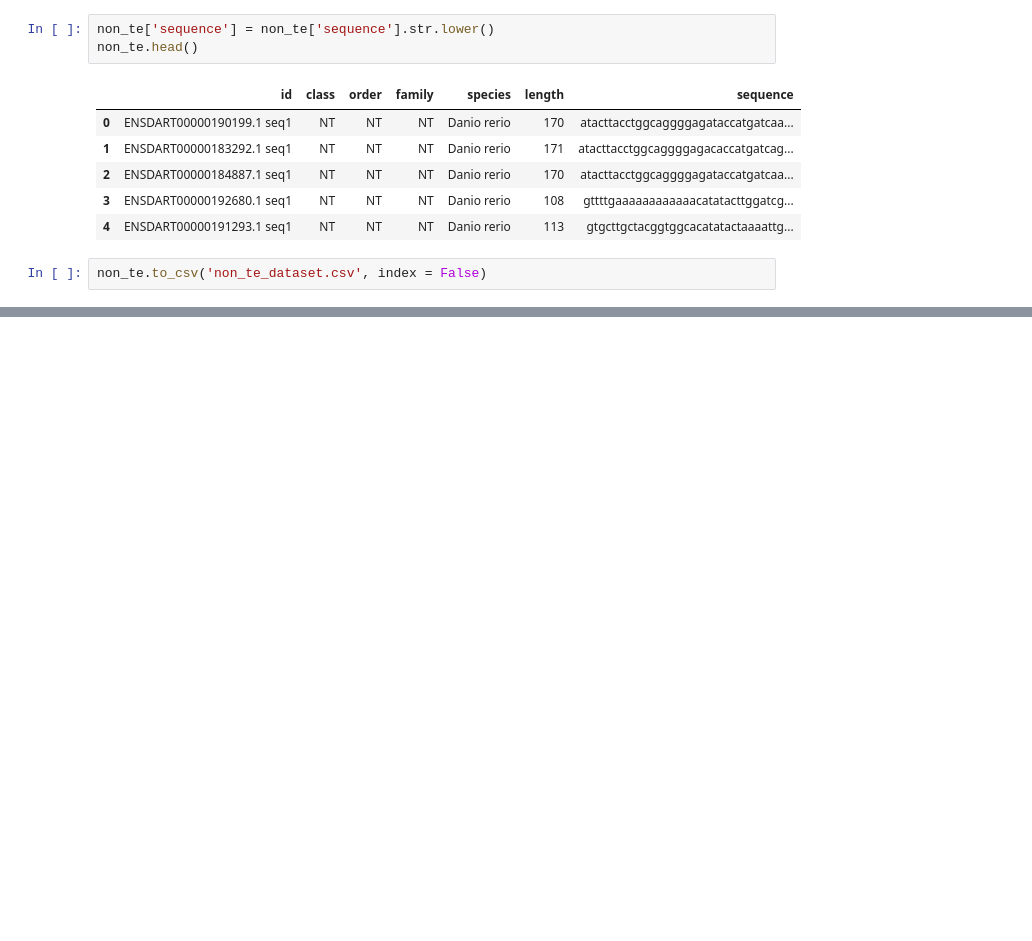
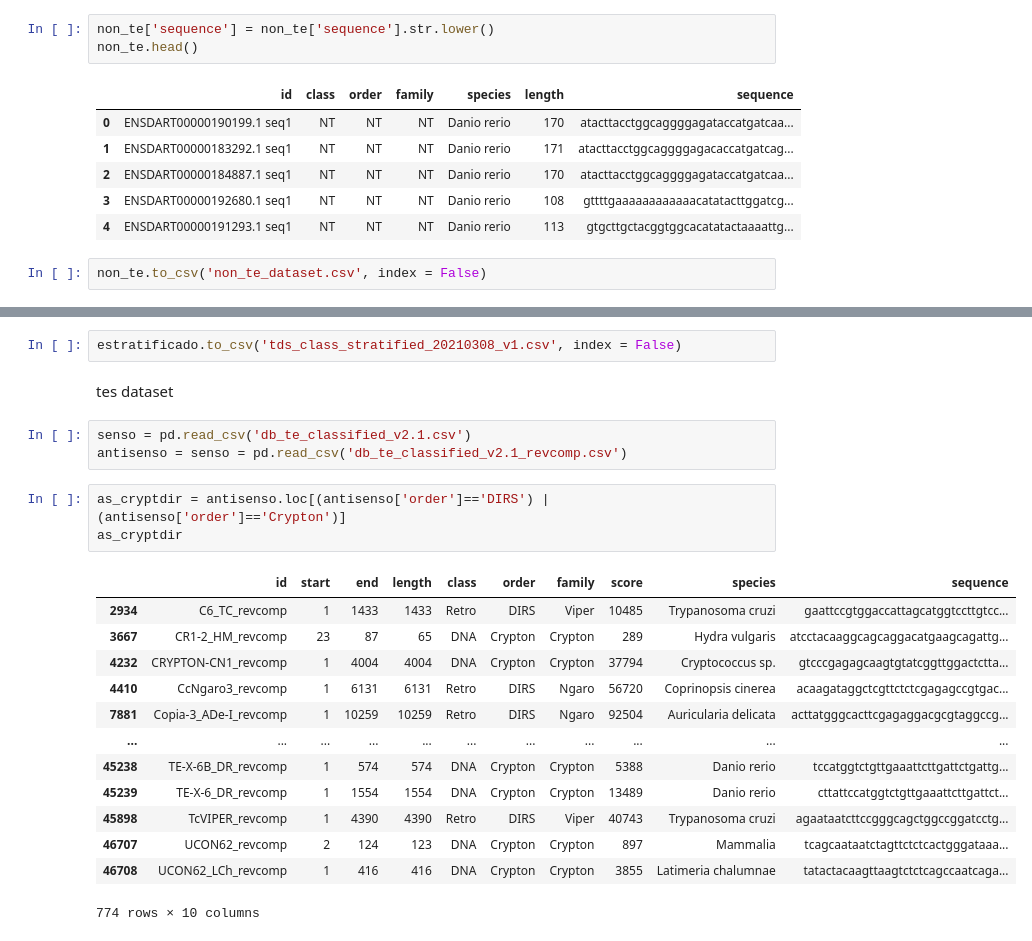
Before and after one commit to Tiago-Minuzzi/phd-proj, a Jupyter notebook: pynb/db_te_get_dataset_full.ipynb, the cells around one changed output, grey strips where cells are left out. Cells and saved outputs as stored; diff of their text form; blank space fills up the shorter version.

```diff
--- a/pynb/db_te_get_dataset_full.ipynb
+++ b/pynb/db_te_get_dataset_full.ipynb
@@ -573,0 +618,24 @@ non_te.to_csv('non_te_dataset.csv', index = False)
+# %%
+estratificado.to_csv('tds_class_stratified_20210308_v1.csv', index = False)
+# %% [markdown]
+tes dataset
+# %%
+senso = pd.read_csv('db_te_classified_v2.1.csv')
+antisenso = senso = pd.read_csv('db_te_classified_v2.1_revcomp.csv')
+# %%
+as_cryptdir = antisenso.loc[(antisenso['order']=='DIRS') | (antisenso['order']=='Crypton')]
+as_cryptdir
+# %% [output]
+|  | id | start | end | length | class | order | family | score | species | sequence |
+| 2934 | C6_TC_revcomp | 1 | 1433 | 1433 | Retro | DIRS | Viper | 10485 | Trypanosoma cruzi | gaattccgtggaccattagcatggtccttgtcc... |
+| 3667 | CR1-2_HM_revcomp | 23 | 87 | 65 | DNA | Crypton | Crypton | 289 | Hydra vulgaris | atcctacaaggcagcaggacatgaagcagattg... |
+| 4232 | CRYPTON-CN1_revcomp | 1 | 4004 | 4004 | DNA | Crypton | Crypton | 37794 | Cryptococcus sp. | gtcccgagagcaagtgtatcggttggactctta... |
+| 4410 | CcNgaro3_revcomp | 1 | 6131 | 6131 | Retro | DIRS | Ngaro | 56720 | Coprinopsis cinerea | acaagataggctcgttctctcgagagccgtgac... |
+| 7881 | Copia-3_ADe-I_revcomp | 1 | 10259 | 10259 | Retro | DIRS | Ngaro | 92504 | Auricularia delicata | acttatgggcacttcgagaggacgcgtaggccg... |
+| ... | ... | ... | ... | ... | ... | ... | ... | ... | ... | ... |
+| 45238 | TE-X-6B_DR_revcomp | 1 | 574 | 574 | DNA | Crypton | Crypton | 5388 | Danio rerio | tccatggtctgttgaaattcttgattctgattg... |
+| 45239 | TE-X-6_DR_revcomp | 1 | 1554 | 1554 | DNA | Crypton | Crypton | 13489 | Danio rerio | cttattccatggtctgttgaaattcttgattct... |
+| 45898 | TcVIPER_revcomp | 1 | 4390 | 4390 | Retro | DIRS | Viper | 40743 | Trypanosoma cruzi | agaataatcttccgggcagctggccggatcctg... |
+| 46707 | UCON62_revcomp | 2 | 124 | 123 | DNA | Crypton | Crypton | 897 | Mammalia | tcagcaataatctagttctctcactgggataaa... |
+| 46708 | UCON62_LCh_revcomp | 1 | 416 | 416 | DNA | Crypton | Crypton | 3855 | Latimeria chalumnae | tatactacaagttaagtctctcagccaatcaga... |
+774 rows × 10 columns
```
Also changed, not shown: parts of 19 cells of this notebook.
